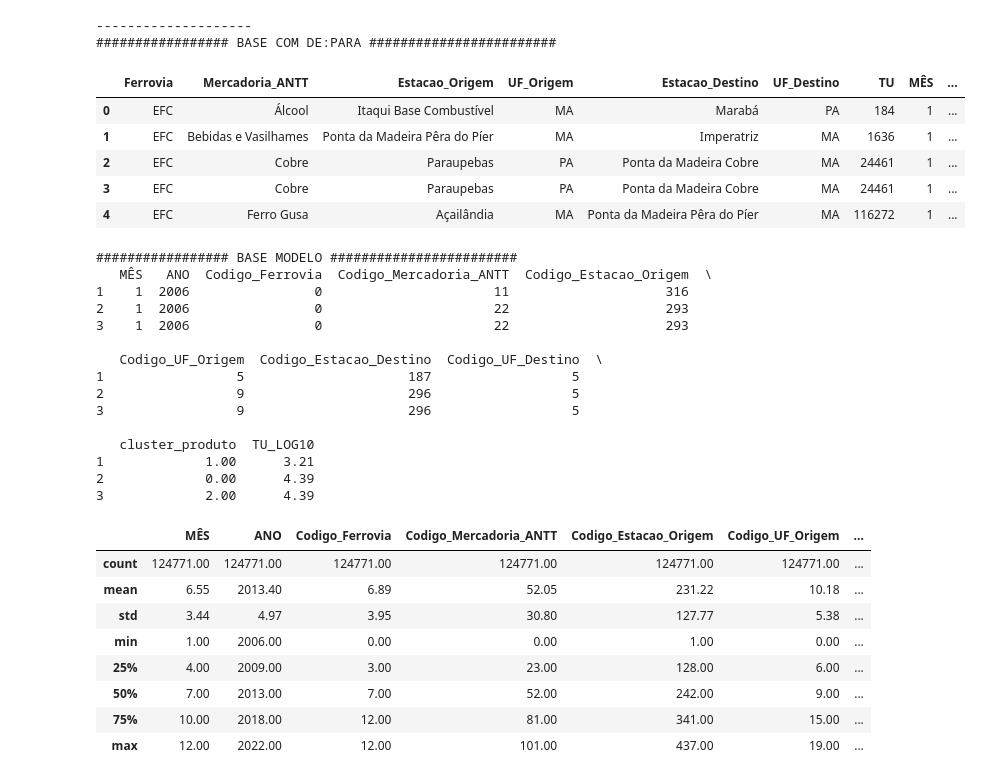
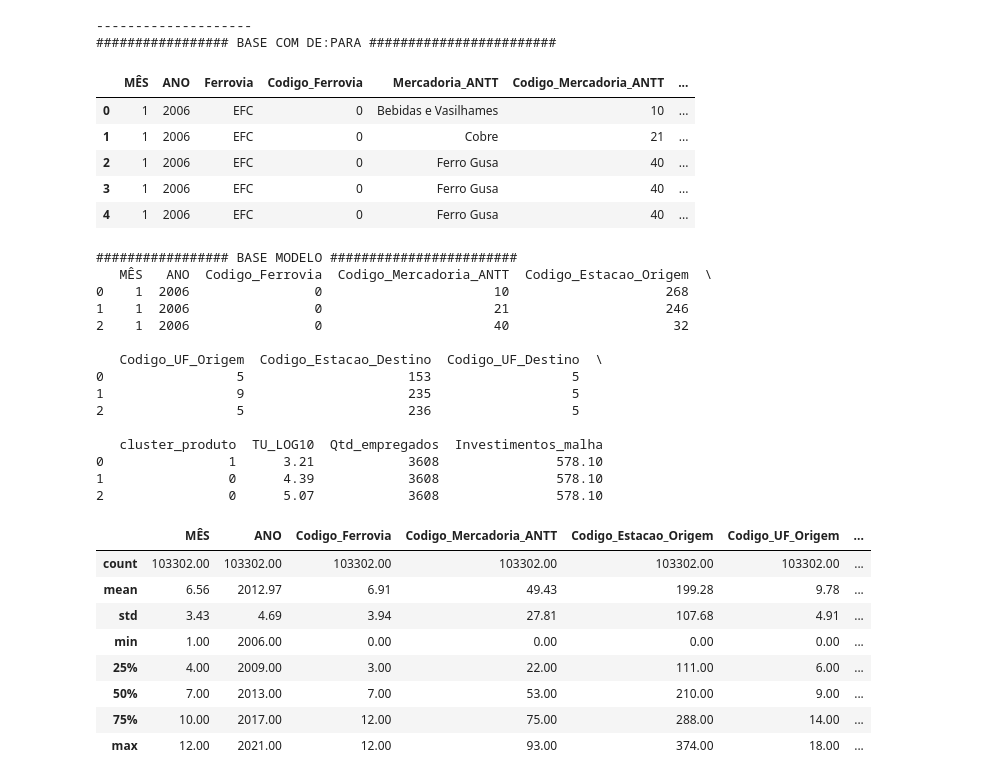
Before and after one commit to iugamil/ENGENHARIA_DE_ATRIBUTOS_COM_KMEANS, a Jupyter notebook: 02-ANTT_FERROVIAS_RANDOMFOREST_REGRESSOR_KMEANS_MLFLOW.ipynb, the cells around one changed output. Cells and saved outputs as stored; diff of their text form; code cells hidden in the pictures.

```diff
--- a/02-ANTT_FERROVIAS_RANDOMFOREST_REGRESSOR_KMEANS_MLFLOW.ipynb
+++ b/02-ANTT_FERROVIAS_RANDOMFOREST_REGRESSOR_KMEANS_MLFLOW.ipynb
@@ -118,48 +159,50 @@ base_modelo['TU'] = base_modelo['TU'].astype(int)
 # SELECIONA APENAS AS COLUNAS STRING/CATEGORIAS/OBJETO
 categ = base_modelo.select_dtypes(include=['object', 'category']).copy()
 # LAMBDA QUE TRANSFORMA AS COLUNAS E NUMEROS
 cod_categorica_hoje_1 = categ.apply(lambda col: col.astype('category').cat.codes)
 # RENOMEANDO AS COLUNAS DE CODIGO COM PREFIXO
 cod_categorica_1 = cod_categorica_hoje_1.add_prefix('Codigo_')
 
 
 # CONCATENANDO AS BASES DE CODIGOS COM A ORIGINAL
 codigos_categorias = pd.concat([base_modelo, cod_categorica_1], axis=1)
 
 print('################# BASE COM DE:PARA ########################\n')
 # BASE COM TUDO
 
 
 
 ##########  PARA VISUALIZAR DE:PARA DE COLUNA ESPECIFICA
 #visualizar_de_para = codigos_categorias[['Ferrovia', 'Codigo_Ferrovia']].drop_duplicates().reset_index(drop=True)
 #print('\n################# VERIFICAR ########################\n')
 #print(visualizar_de_para.head(3))
 
 
 ########## ENGENHARIA DE ATRIBUTOS - FEATURE ENGINEERING - CLUSTER KMEANS
-grupos_produtos = pd.read_csv('BASE_ANTT_COM_KMEANS.csv', sep=';')
-grupos_produtos = grupos_produtos.iloc[:,[2,3,4,5,6,7,9]].drop_duplicates()
+grupos_produtos = pd.read_csv('C:/Users/Guilh/OneDrive/Área de Trabalho/1-MATERIAIS DE ESTUDO/01 - DIVERSOS/01-SCIKIT_LEARN/03-KMEANS/01-ANTT_FERROVIAS/BASE_ANTT_COM_KMEANS.csv', sep=';')
+grupos_produtos = grupos_produtos.drop_duplicates()
+
+chaves = ['MÊS', 'ANO', 'Ferrovia', 'Mercadoria_ANTT', 'Estacao_Origem', 'UF_Origem', 'Estacao_Destino', 'UF_Destino']
+
+mesclando_df = codigos_categorias.merge( grupos_produtos[chaves + ['cluster_produto']], on=chaves, how="left")
+mesclando_df = mesclando_df[['MÊS', 'ANO', 'Ferrovia', 'Codigo_Ferrovia', 'Mercadoria_ANTT', 'Codigo_Mercadoria_ANTT', 'Codigo_Estacao_Origem', 'Estacao_Origem',
+                             'UF_Origem', 'Codigo_UF_Origem', 'Estacao_Destino', 'Codigo_Estacao_Destino', 'UF_Destino', 'Codigo_UF_Destino',
+                             'TU', 'Qtd_empregados', 'Investimentos_malha', 'cluster_produto']]
 
 
-mesclando_df = codigos_categorias.merge(grupos_produtos,how="left", on=['Codigo_Ferrovia',
-                                                                     'Codigo_Mercadoria_ANTT',
-                                                                     'Codigo_Estacao_Origem',
-                                                                     'Codigo_UF_Origem',
-                                                                     'Codigo_Estacao_Destino',
-                                                                     'Codigo_UF_Destino'])
-
 codigos_categorias = mesclando_df
+codigos_categorias = codigos_categorias.dropna()
+codigos_categorias['cluster_produto'] = codigos_categorias['cluster_produto'].astype(int)
 codigos_categorias.head(5)
 # %% [output]
 --------------------
 ################# BASE COM DE:PARA ########################
-|  | Ferrovia | Mercadoria_ANTT | Estacao_Origem | UF_Origem | Estacao_Destino | UF_Destino | TU | MÊS | ... |
-| 0 | EFC | Álcool | Itaqui Base Combustível | MA | Marabá | PA | 184 | 1 | ... |
-| 1 | EFC | Bebidas e Vasilhames | Ponta da Madeira Pêra do Píer | MA | Imperatriz | MA | 1636 | 1 | ... |
-| 2 | EFC | Cobre | Paraupebas | PA | Ponta da Madeira Cobre | MA | 24461 | 1 | ... |
-| 3 | EFC | Cobre | Paraupebas | PA | Ponta da Madeira Cobre | MA | 24461 | 1 | ... |
-| 4 | EFC | Ferro Gusa | Açailândia | MA | Ponta da Madeira Pêra do Píer | MA | 116272 | 1 | ... |
+|  | MÊS | ANO | Ferrovia | Codigo_Ferrovia | Mercadoria_ANTT | Codigo_Mercadoria_ANTT | ... |
+| 0 | 1 | 2006 | EFC | 0 | Bebidas e Vasilhames | 10 | ... |
+| 1 | 1 | 2006 | EFC | 0 | Cobre | 21 | ... |
+| 2 | 1 | 2006 | EFC | 0 | Ferro Gusa | 40 | ... |
+| 3 | 1 | 2006 | EFC | 0 | Ferro Gusa | 40 | ... |
+| 4 | 1 | 2006 | EFC | 0 | Ferro Gusa | 40 | ... |
 # %%
 ####################################################################################
 
@@ -175,10 +218,8 @@ QUE VARIAM DE ZERO A MILHOES.
 '''
 # CRIANDO A BASE
 base_treino = codigos_categorias.select_dtypes(exclude=['object', 'category']).copy()
+base_treino['cluster_produto'] = base_treino['cluster_produto'].astype(int)
 
-#REMOVENDO DUPLICADOS
-base_treino = base_treino.drop_duplicates()
-base_treino = base_treino.fillna(0)
 
 # SALVANDO BASE DO MODELO COMPLETA SEM FILTROS
 base_modelo_completa = base_treino
@@ -190,6 +231,11 @@ base_treino = base_treino[base_treino['ANO'] != 2023][list(base_treino.columns)]
 # REMOVENDO OS OUTLIERS - TUDO QUE É MENOR DE MIL TONELADAS
 base_treino = base_treino[base_treino['TU'] >= 1000.00]
 base_modelo = base_treino
+
+
+
+#REMOVENDO DUPLICADOS
+base_treino = base_treino.drop_duplicates()
 
 
 # REMOVENDO OS OUTLIERS - TUDO QUE ESTÁ MAIOR DO 3º QUARTIL EM TONELADAS
@@ -209,7 +255,7 @@ base_modelo = base_modelo.drop('TU', axis=1)
 
 base_modelo = base_modelo[["MÊS", "ANO", "Codigo_Ferrovia", "Codigo_Mercadoria_ANTT",
                           "Codigo_Estacao_Origem", "Codigo_UF_Origem", "Codigo_Estacao_Destino",
-                          "Codigo_UF_Destino", "cluster_produto", "TU_LOG10"]]
+                          "Codigo_UF_Destino", "cluster_produto", "TU_LOG10", 'Qtd_empregados', 'Investimentos_malha']]
 
 
 print('################# BASE MODELO ########################')
@@ -218,28 +264,28 @@ base_modelo.describe()
 # %% [output]
 ################# BASE MODELO ########################
    MÊS   ANO  Codigo_Ferrovia  Codigo_Mercadoria_ANTT  Codigo_Estacao_Origem  \
-1    1  2006                0                      11                    316
-2    1  2006                0                      22                    293
-3    1  2006                0                      22                    293
+0    1  2006                0                      10                    268
+1    1  2006                0                      21                    246
+2    1  2006                0                      40                     32
 
    Codigo_UF_Origem  Codigo_Estacao_Destino  Codigo_UF_Destino  \
-1                 5                     187                  5
-2                 9                     296                  5
-3                 9                     296                  5
+0                 5                     153                  5
+1                 9                     235                  5
+2                 5                     236                  5
 
-   cluster_produto  TU_LOG10
-1             1.00      3.21
-2             0.00      4.39
-3             2.00      4.39
+   cluster_produto  TU_LOG10  Qtd_empregados  Investimentos_malha
+0                1      3.21            3608               578.10
+1                0      4.39            3608               578.10
+2                0      5.07            3608               578.10
 |  | MÊS | ANO | Codigo_Ferrovia | Codigo_Mercadoria_ANTT | Codigo_Estacao_Origem | Codigo_UF_Origem | ... |
-| count | 124771.00 | 124771.00 | 124771.00 | 124771.00 | 124771.00 | 124771.00 | ... |
-| mean | 6.55 | 2013.40 | 6.89 | 52.05 | 231.22 | 10.18 | ... |
-| std | 3.44 | 4.97 | 3.95 | 30.80 | 127.77 | 5.38 | ... |
-| min | 1.00 | 2006.00 | 0.00 | 0.00 | 1.00 | 0.00 | ... |
-| 25% | 4.00 | 2009.00 | 3.00 | 23.00 | 128.00 | 6.00 | ... |
-| 50% | 7.00 | 2013.00 | 7.00 | 52.00 | 242.00 | 9.00 | ... |
-| 75% | 10.00 | 2018.00 | 12.00 | 81.00 | 341.00 | 15.00 | ... |
-| max | 12.00 | 2022.00 | 12.00 | 101.00 | 437.00 | 19.00 | ... |
+| count | 103302.00 | 103302.00 | 103302.00 | 103302.00 | 103302.00 | 103302.00 | ... |
+| mean | 6.56 | 2012.97 | 6.91 | 49.43 | 199.28 | 9.78 | ... |
+| std | 3.43 | 4.69 | 3.94 | 27.81 | 107.68 | 4.91 | ... |
+| min | 1.00 | 2006.00 | 0.00 | 0.00 | 0.00 | 0.00 | ... |
+| 25% | 4.00 | 2009.00 | 3.00 | 22.00 | 111.00 | 6.00 | ... |
+| 50% | 7.00 | 2013.00 | 7.00 | 53.00 | 210.00 | 9.00 | ... |
+| 75% | 10.00 | 2017.00 | 12.00 | 75.00 | 288.00 | 14.00 | ... |
+| max | 12.00 | 2021.00 | 12.00 | 93.00 | 374.00 | 18.00 | ... |
 # %%
 
 '''
```
Also changed, not shown: parts of 2 cells of this notebook, 1 other file.
